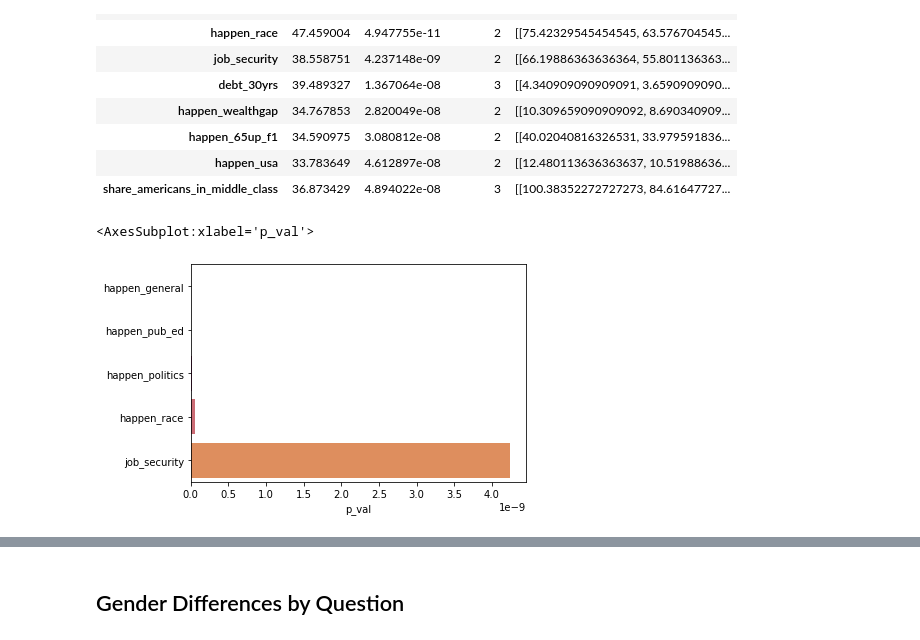
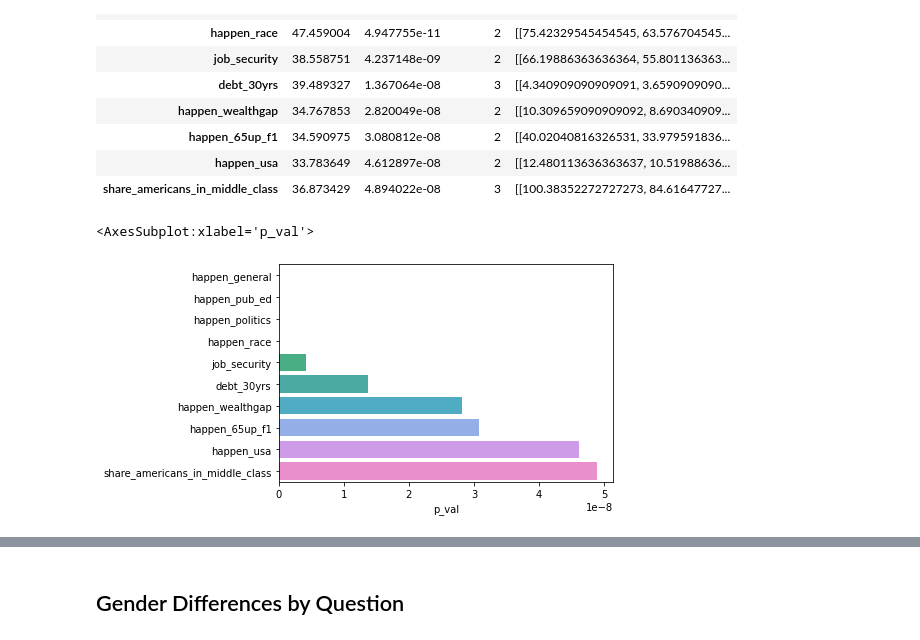
Before and after one commit to american-perspectives-capstone/american-attitudes, a Jupyter notebook: rough_notebooks/Malachi_modeling_new.ipynb, the cells around one changed output, grey strips where cells are left out. Drawn from its saved outputs; the diff is of its cells as text; code cells hidden in the pictures.

```diff
--- a/rough_notebooks/Malachi_modeling_new.ipynb
+++ b/rough_notebooks/Malachi_modeling_new.ipynb
@@ -112,7 +117,7 @@ issues_male.head(10)
 | happen_usa | 33.783649 | 4.612897e-08 | 2 | [[12.480113636363637, 10.51988636... |
 | share_americans_in_middle_class | 36.873429 | 4.894022e-08 | 3 | [[100.38352272727273, 84.61647727... |
 # %%
-sns.barplot(y = issues_male[0:5].index, x = issues_male[0:5].p_val)
+sns.barplot(y = issues_male[0:10].index, x = issues_male[0:10].p_val)
 # %% [output]
 <AxesSubplot:xlabel='p_val'>
-[figure, old version]
+[figure, new version]
```
Also changed, not shown: parts of 3 cells of this notebook.
